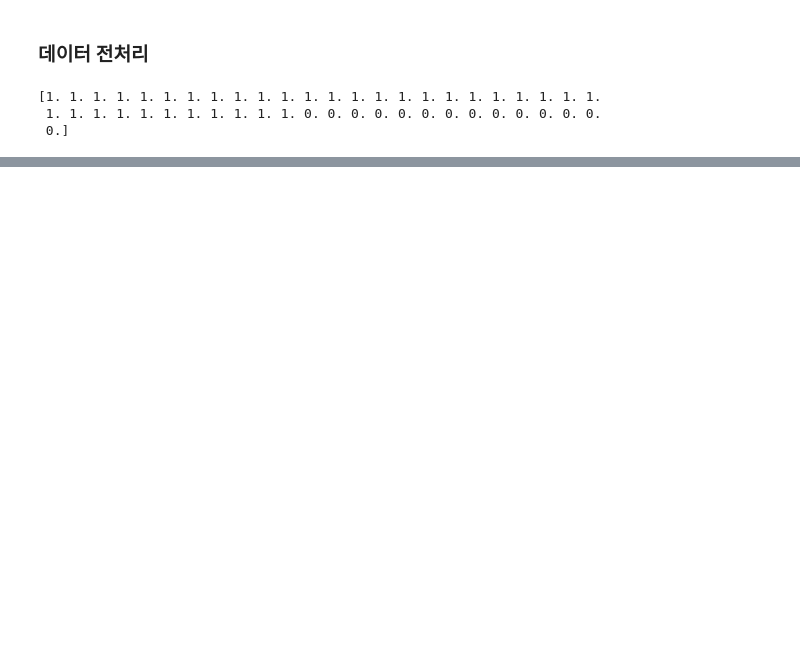
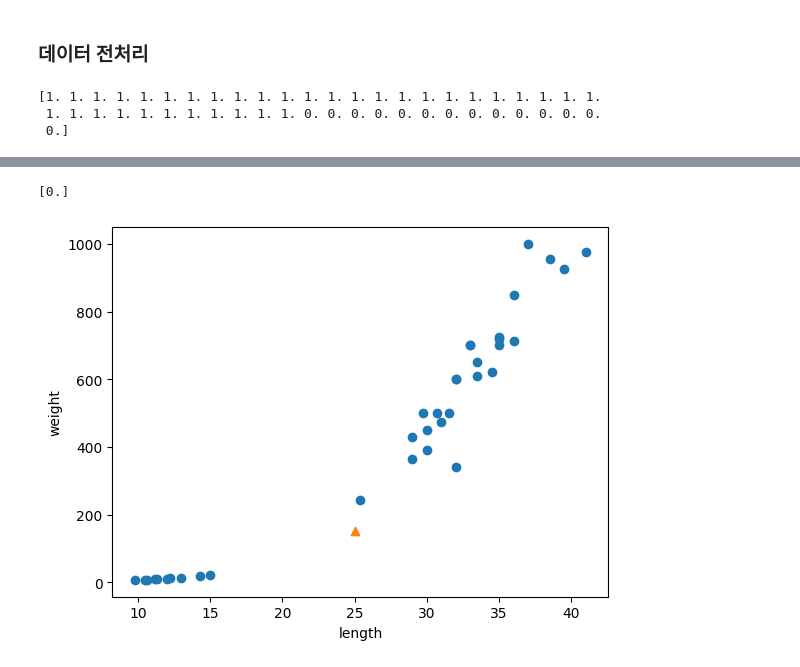
Before and after one commit to marmin-dev/HonGongMachineLearning, a Jupyter notebook: 2-2.ipynb, the cells around one changed output, grey strips where cells are left out. Saved outputs shown, nothing was run; the diff lists cells and outputs as text; code cells hidden in the pictures; blank space fills up the shorter version.

```diff
--- a/2-2.ipynb
+++ b/2-2.ipynb
@@ -25,0 +31,26 @@ print(fish_target)
+# %%
+from sklearn.model_selection import train_test_split
+
+train_input, test_input, train_target, test_target = train_test_split(
+    fish_data,
+    fish_target,
+    random_state = 42 # 랜덤 시드
+)
+
+#print(train_input.shape, test_input.shape)
+#print(train_target.shape, test_target.shape)
+
+# print(test_target)
+
+## 무작위로 데이터를 나누었을때 샘플이 골고루 섞이지 않을수도 있다. 특히 일부 클래스의 개수가 적을 때 이런 일이 생길 수 있다.
+## 훈련세트와 테스트 세트에 샘플 클래스 비율이 일정 하지 않다면 모델이 일부 샘플을 올바르게 학습할 수 없다
+
+train_input, test_input, train_target, test_target = train_test_split(
+    fish_data,
+    fish_target,
+    stratify=fish_target,
+    random_state=42
+)
+# stratify 매개변수에 타깃 데이터를 전달하면 클래스 비율에 맞게 데이터를 나눈다.
+# 훈련 데이터가 작거나 특정 클래스의 샘플 개수가 적을 때 특히 유용하다
+print(test_target)
@@ -25,0 +66,23 @@ print(fish_target)
+# %%
+from sklearn.neighbors import KNeighborsClassifier
+
+kn = KNeighborsClassifier()
+kn.fit(train_input, train_target)
+kn.score(test_input, test_target)
+
+## 수상한 도미 데이터를 넣고 빙어인지 확인
+print(kn.predict([[25,150]]))
+# 값 0. 빙어로 예측
+# %% [output]
+[0.]
+# %%
+## 다른 샘플 데이터와 함께 산점도로 나타낸다
+import matplotlib.pyplot as plt
+
+plt.scatter(train_input[:,0], train_input[:,1])
+plt.scatter(25,150,marker='^')
+plt.xlabel('length')
+plt.ylabel('weight')
+plt.show()
+# %% [output]
+[figure, added]
```
Also changed, not shown: parts of 27 cells of this notebook.
